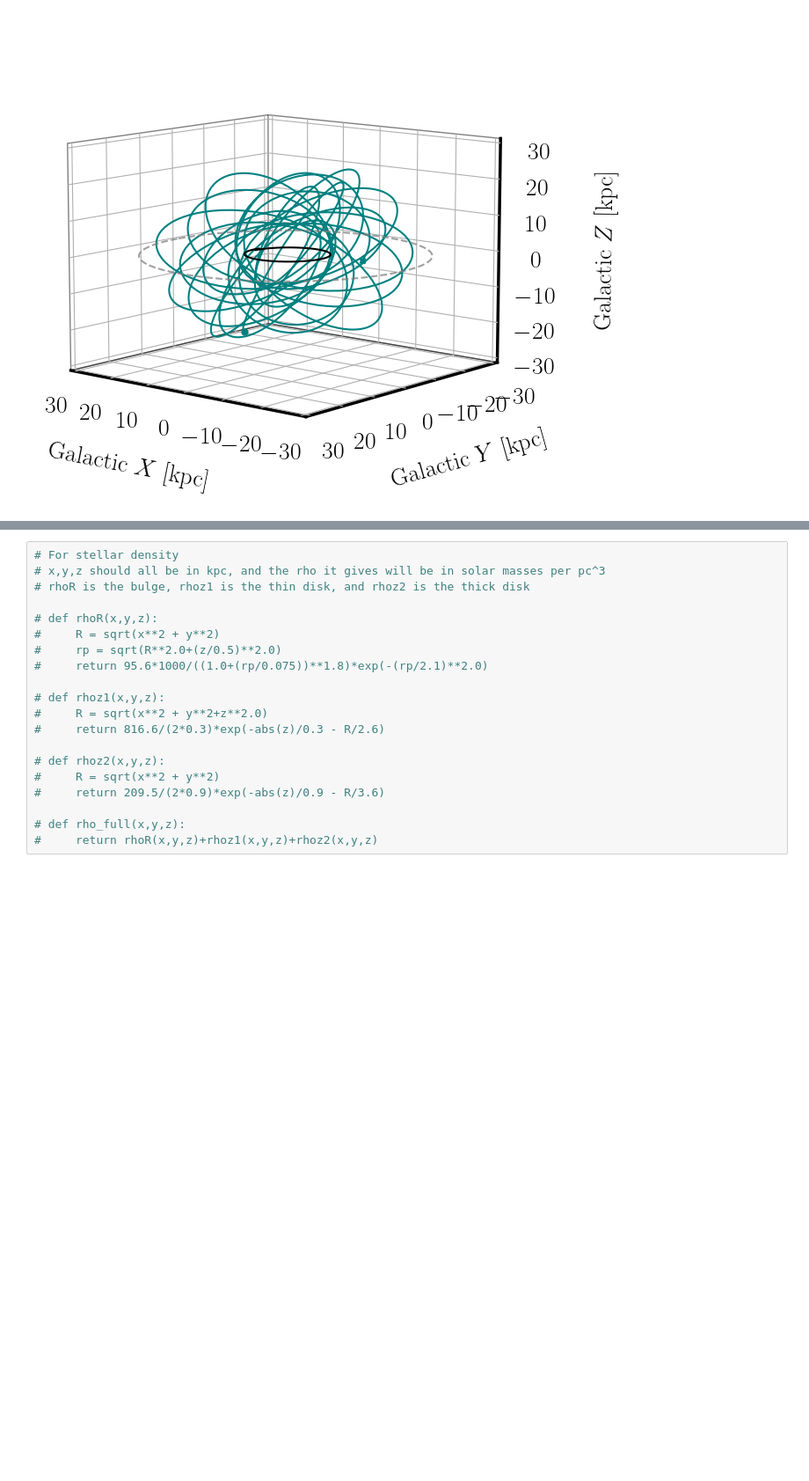
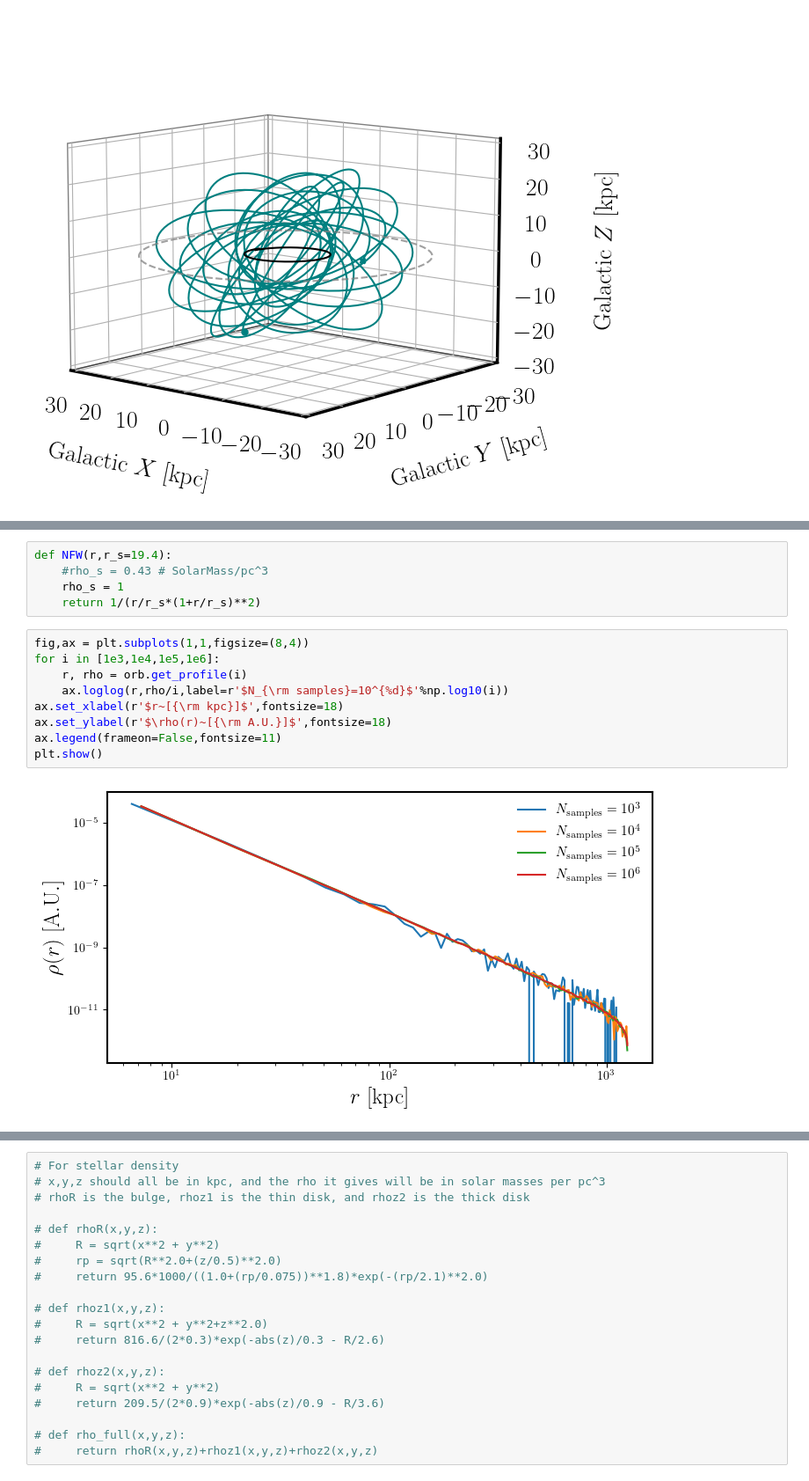
Before and after one commit to gpierobon/AxionStreams, a Jupyter notebook: example.ipynb, the cells around one changed output, grey strips where cells are left out. Shown: that part at 88% size. Saved outputs shown, nothing was run; the diff lists cells and outputs as text; blank space fills up the shorter version.

Commit message:
Started density profile checks, units and NFW need fixing

```diff
--- a/example.ipynb
+++ b/example.ipynb
@@ -46,0 +70,16 @@ pl.plot_single_orbit(Coords[:,:,orbit_num],azim=10,sun=True,lim=30,points=False,
+# %%
+def NFW(r,r_s=19.4):
+    #rho_s = 0.43 # SolarMass/pc^3
+    rho_s = 1
+    return 1/(r/r_s*(1+r/r_s)**2)
+# %%
+fig,ax = plt.subplots(1,1,figsize=(8,4))
+for i in [1e3,1e4,1e5,1e6]:
+    r, rho = orb.get_profile(i)
+    ax.loglog(r,rho/i,label=r'$N_{\rm samples}=10^{%d}$'%np.log10(i))
+ax.set_xlabel(r'$r~[{\rm kpc}]$',fontsize=18)
+ax.set_ylabel(r'$\rho(r)~[{\rm A.U.}]$',fontsize=18)
+ax.legend(frameon=False,fontsize=11)
+plt.show()
+# %% [output]
+[figure, added]
```
Also changed, not shown: parts of 8 cells of this notebook, 2 other files.
